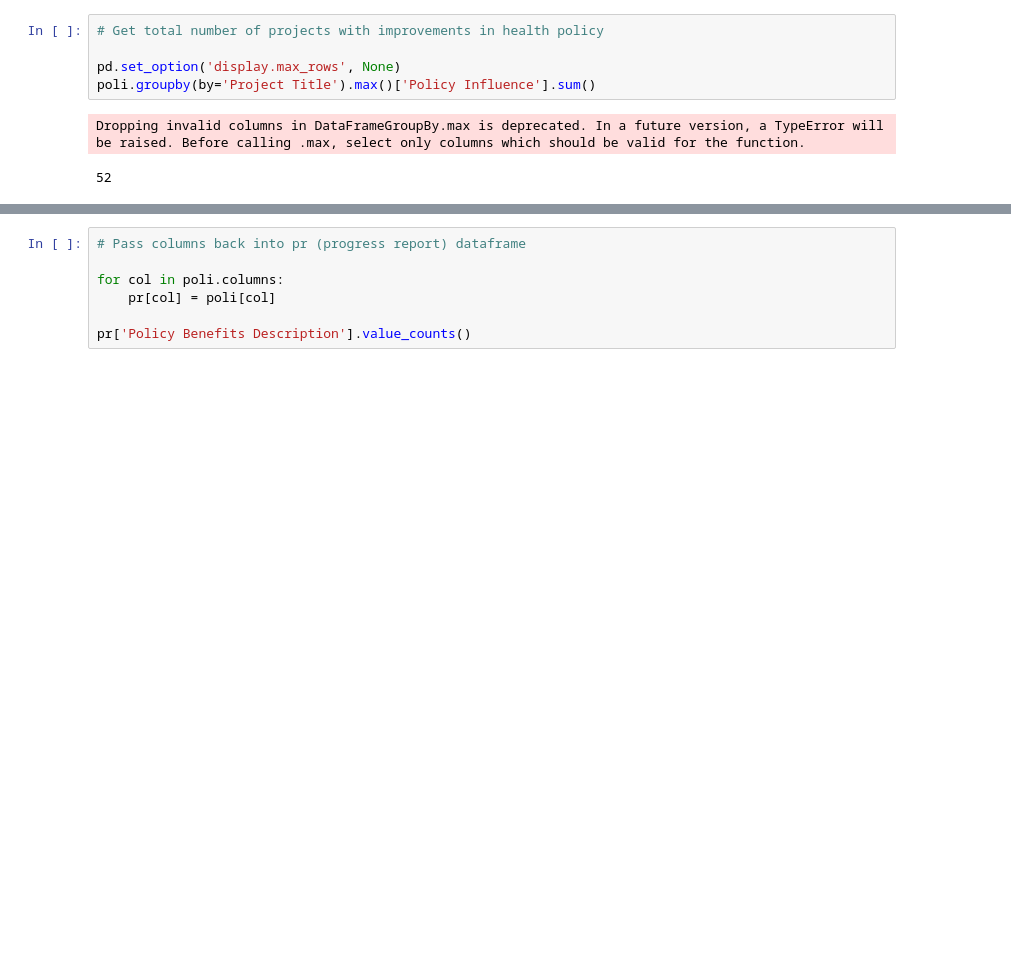
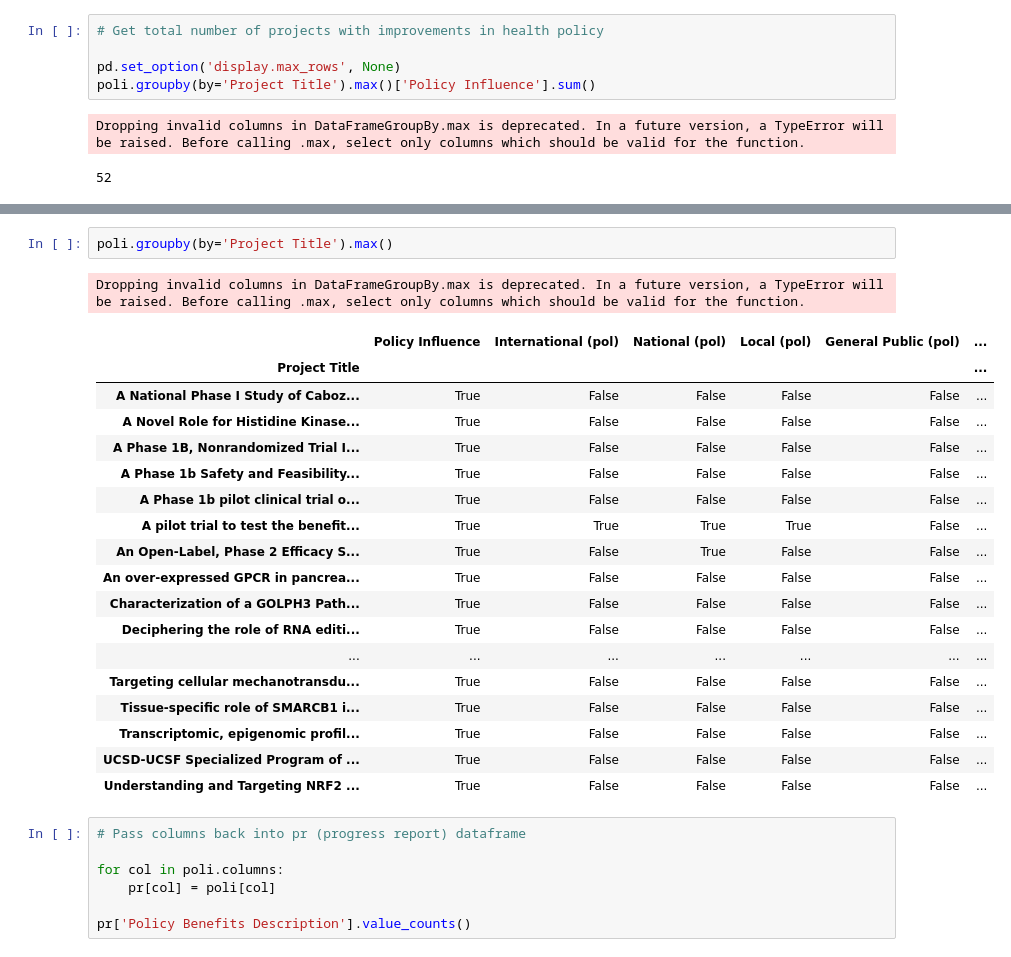
Before and after one commit to lucienqchen/curebound, a Jupyter notebook: curebound/notebooks/phu-diane-data-analysis.ipynb, the cells around one changed output, grey strips where cells are left out. Drawn from its saved outputs; the diff is of its cells as text; blank space fills up the shorter version.

```diff
--- a/curebound/notebooks/phu-diane-data-analysis.ipynb
+++ b/curebound/notebooks/phu-diane-data-analysis.ipynb
@@ -621,6 +610,28 @@ poli_fig.update_xaxes(title='impact level')
 poli_fig
 # %% [output]
 Dropping invalid columns in DataFrameGroupBy.max is deprecated. In a future version, a TypeError will be raised. Before calling .max, select only columns which should be valid for the function.
+# %%
+poli.groupby(by='Project Title').max()
+# %% [output]
+Dropping invalid columns in DataFrameGroupBy.max is deprecated. In a future version, a TypeError will be raised. Before calling .max, select only columns which should be valid for the function.
+|  | Policy Influence | International (pol) | National (pol) | Local (pol) | General Public (pol) | ... |
+| Project Title |  |  |  |  |  | ... |
+| A National Phase I Study of Caboz... | True | False | False | False | False | ... |
+| A Novel Role for Histidine Kinase... | True | False | False | False | False | ... |
+| A Phase 1B, Nonrandomized Trial I... | True | False | False | False | False | ... |
+| A Phase 1b Safety and Feasibility... | True | False | False | False | False | ... |
+| A Phase 1b pilot clinical trial o... | True | False | False | False | False | ... |
+| A pilot trial to test the benefit... | True | True | True | True | False | ... |
+| An Open-Label, Phase 2 Efficacy S... | True | False | True | False | False | ... |
+| An over-expressed GPCR in pancrea... | True | False | False | False | False | ... |
+| Characterization of a GOLPH3 Path... | True | False | False | False | False | ... |
+| Deciphering the role of RNA editi... | True | False | False | False | False | ... |
+| ... | ... | ... | ... | ... | ... | ... |
+| Targeting cellular mechanotransdu... | True | False | False | False | False | ... |
+| Tissue-specific role of SMARCB1 i... | True | False | False | False | False | ... |
+| Transcriptomic, epigenomic profil... | True | False | False | False | False | ... |
+| UCSD-UCSF Specialized Program of ... | True | False | False | False | False | ... |
+| Understanding and Targeting NRF2 ... | True | False | False | False | False | ... |
 # %%
 # Pass columns back into pr (progress report) dataframe
 
```
Also changed, not shown: parts of 32 cells of this notebook, 4 other files.
